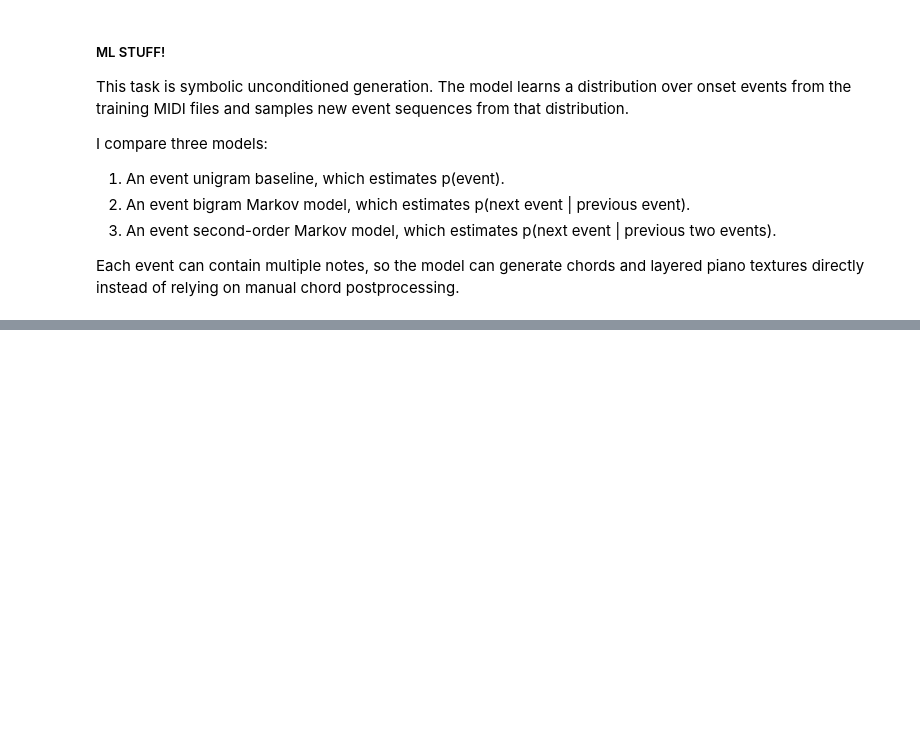
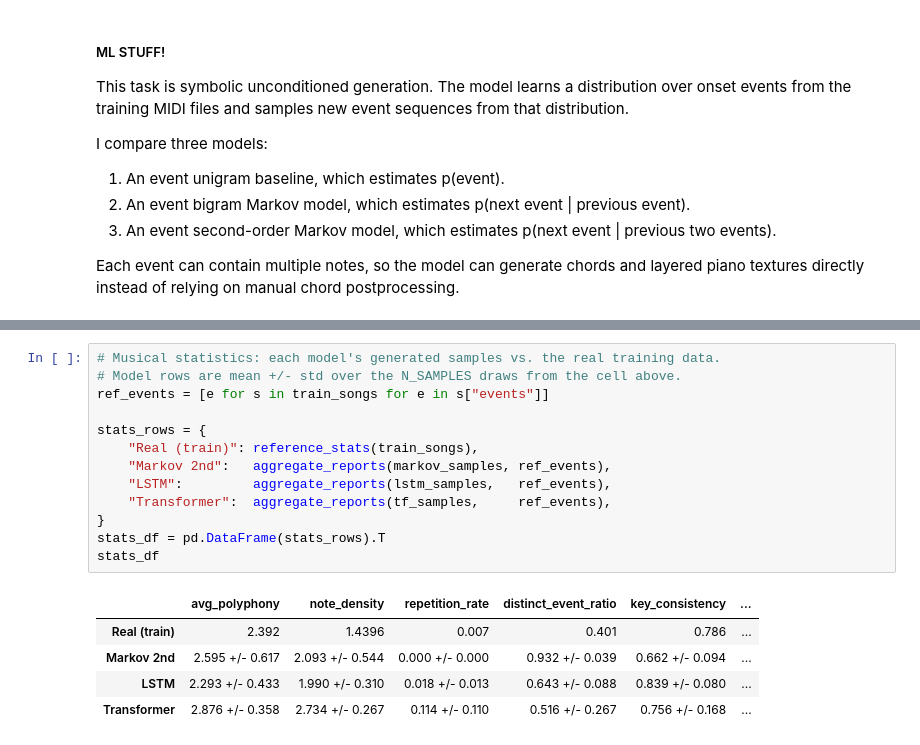
Before and after one commit to ayinfly/CSE153-Assignment-2-Task-1, a Jupyter notebook: workbook.ipynb, the cells around one changed output, grey strips where cells are left out. Drawn from its saved outputs; the diff is of its cells as text; blank space fills up the shorter version.

```diff
--- a/workbook.ipynb
+++ b/workbook.ipynb
@@ -333,0 +565,19 @@ Saved generated MIDI files:
+# %%
+# Musical statistics: each model's generated samples vs. the real training data.
+# Model rows are mean +/- std over the N_SAMPLES draws from the cell above.
+ref_events = [e for s in train_songs for e in s["events"]]
+
+stats_rows = {
+    "Real (train)": reference_stats(train_songs),
+    "Markov 2nd":   aggregate_reports(markov_samples, ref_events),
+    "LSTM":         aggregate_reports(lstm_samples,   ref_events),
+    "Transformer":  aggregate_reports(tf_samples,     ref_events),
+}
+stats_df = pd.DataFrame(stats_rows).T
+stats_df
+# %% [output]
+|  | avg_polyphony | note_density | repetition_rate | distinct_event_ratio | key_consistency | ... |
+| Real (train) | 2.392 | 1.4396 | 0.007 | 0.401 | 0.786 | ... |
+| Markov 2nd | 2.595 +/- 0.617 | 2.093 +/- 0.544 | 0.000 +/- 0.000 | 0.932 +/- 0.039 | 0.662 +/- 0.094 | ... |
+| LSTM | 2.293 +/- 0.433 | 1.990 +/- 0.310 | 0.018 +/- 0.013 | 0.643 +/- 0.088 | 0.839 +/- 0.080 | ... |
+| Transformer | 2.876 +/- 0.358 | 2.734 +/- 0.267 | 0.114 +/- 0.110 | 0.516 +/- 0.267 | 0.756 +/- 0.168 | ... |
```
Also changed, not shown: parts of 33 cells of this notebook, 2 other files.
